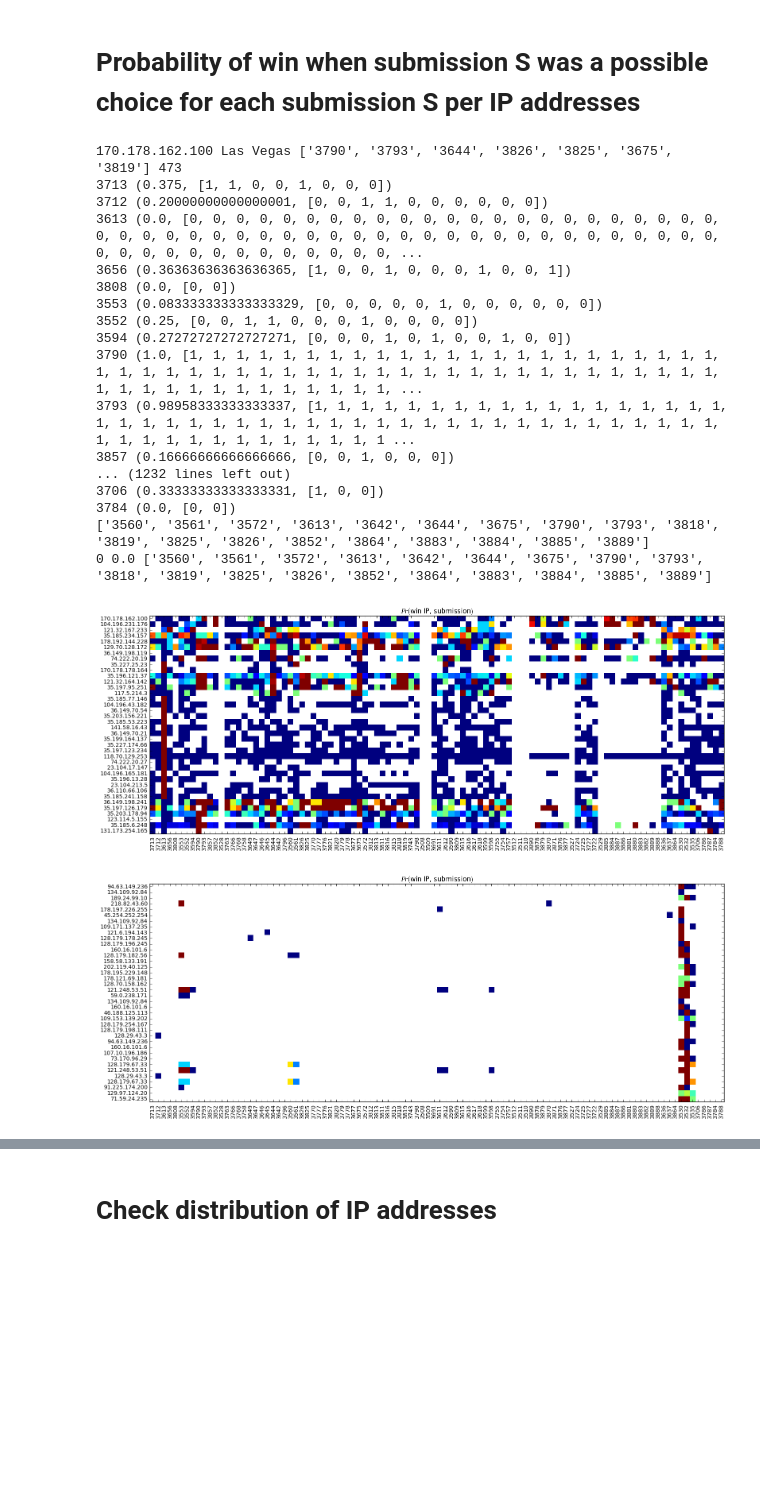
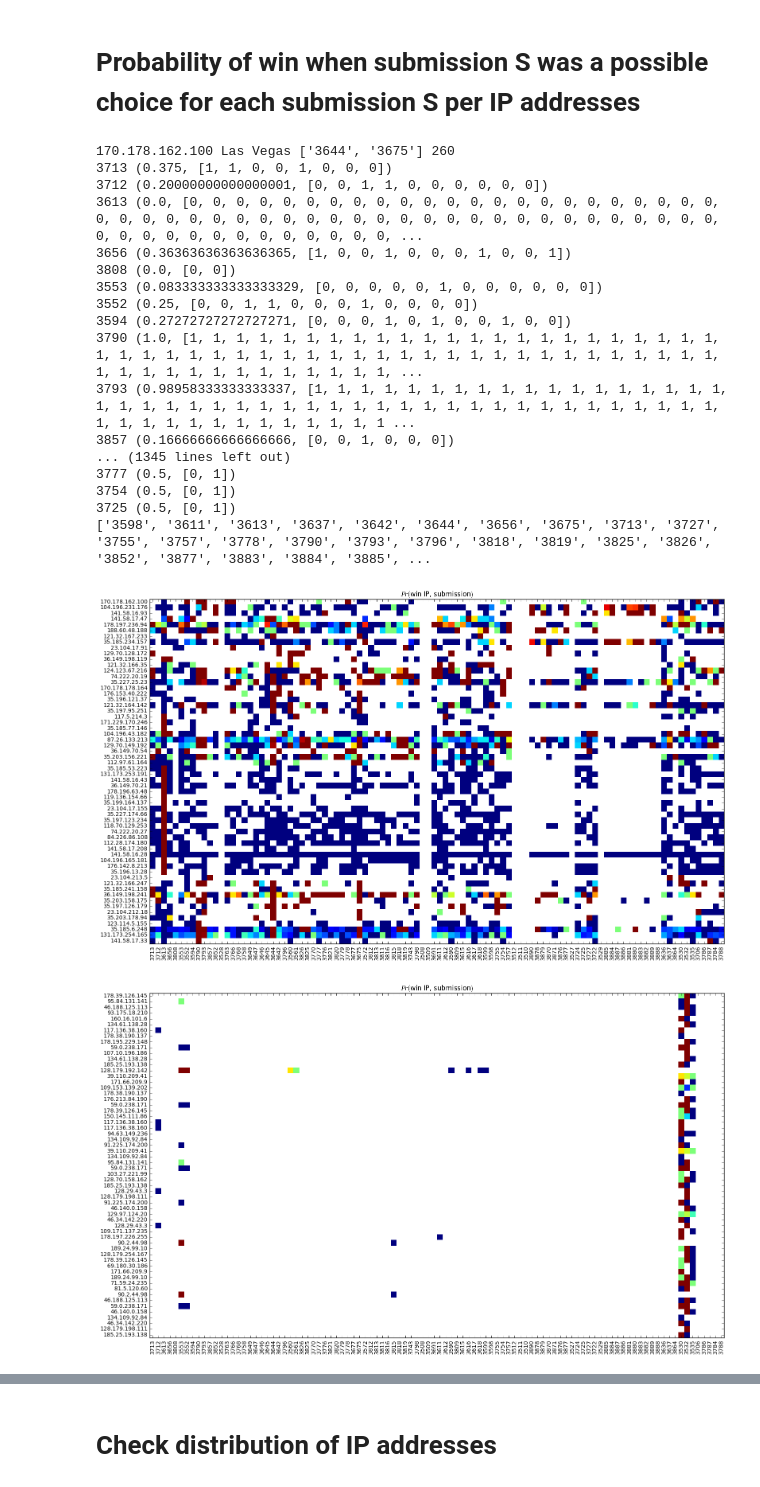
Before and after one commit to FlorianColombo/ai-generated-music-challenge_FraudDetection, a Jupyter notebook: VotesAnalysis.ipynb, the cells around one changed output, grey strips where cells are left out. Drawn from its saved outputs; the diff is of its cells as text; code cells hidden in the pictures; blank space fills up the shorter version.

```diff
--- a/VotesAnalysis.ipynb
+++ b/VotesAnalysis.ipynb
@@ -169,7 +177,7 @@ print cheatnumber, float(cheatnumber)/len(log), cheaters
 invalidVotes = []
 mat3 = []
 mat32 = []
-thres = 0.9
+thres = 0.99
 cheaters3 = []
 cheatersIPs3 = []
 cheatnumber3 = 0
@@ -200,23 +208,18 @@ for key, val in logperaddr.items():
     cheat = False
     canbecontrol = True
     cheater_ids = []
+    tmp = [len(v) for _,v in hist.items() if len(v) > 0]
+    criticsubmissionnumber = np.mean(tmp) + 2*np.std(tmp)
     for k,v in hist.items():
         hist[k] = (np.mean(hist[k]), hist[k])
         if hist[k][0] > thres and k not in controls:
-            if len(hist[k][1]) > 10:
+            if len(hist[k][1]) > criticsubmissionnumber:
                 cheater_ids.append(k)
                 cheat = True
             else:
                 canbecontrol = False
     vec2 = [v[0]*len(v[1]) for _, v in hist.items()]
     vec = [v[0] for _, v in hist.items()]
-    tmp = []
-    for idx in cheater_ids:
-        if idx not in controls:
-            tmp.append(idx)
-    cheaters_ids = tmp
-    if cheater_ids in controls:
-        cheat = False
     if cheat:
         for l in val:
             invalidVotes.append(l)
@@ -293,41 +296,39 @@ idxes = np.random.randint(len(matcontrol3),size=len(cheatersIPs3))
 plt.imshow(np.asarray(matcontrol32)[idxes], interpolation='nearest', vmax=vmax)
 xlabels = []
 for k,v in hist.items():
     xlabels.append(k)
 plt.yticks(range(len(cheatersIPs3)), np.asarray(IPcontrol3)[idxes], rotation='horizontal')
 plt.xticks(range(len(xlabels)), xlabels, rotation='vertical')
 plt.tight_layout()
 #plt.colorbar()
 
 thres = 0.6
 plt.figure(figsize=(16,4))
 shuffle = np.argsort(xlabels)
 x = np.nansum(np.asarray(mat32),axis=0)/len(mat32)
 c = np.nansum(np.asarray(matcontrol32),axis=0)/len(matcontrol32)
 plt.plot(x[shuffle], '-+')
 plt.plot(c[shuffle], '-x')
-plt.ylim([-0.02, thres])
+plt.ylim([-0.02, 2*thres])
 plt.xticks(range(len(xlabels)), [xlabels[i] for i in shuffle], rotation='vertical')
 suspects = np.asarray(xlabels)[np.where(x > thres)]
-
-print cheatnumber3, float(cheatnumber3)/len(log), cheaters3
 # %% [output]
-170.178.162.100 Las Vegas ['3790', '3793', '3644', '3826', '3825', '3675', '3819'] 473
+170.178.162.100 Las Vegas ['3644', '3675'] 260
 3713 (0.375, [1, 1, 0, 0, 1, 0, 0, 0])
 3712 (0.20000000000000001, [0, 0, 1, 1, 0, 0, 0, 0, 0, 0])
 3613 (0.0, [0, 0, 0, 0, 0, 0, 0, 0, 0, 0, 0, 0, 0, 0, 0, 0, 0, 0, 0, 0, 0, 0, 0, 0, 0, 0, 0, 0, 0, 0, 0, 0, 0, 0, 0, 0, 0, 0, 0, 0, 0, 0, 0, 0, 0, 0, 0, 0, 0, 0, 0, 0, 0, 0, 0, 0, 0, 0, 0, 0, 0, 0, 0, ...
 3656 (0.36363636363636365, [1, 0, 0, 1, 0, 0, 0, 1, 0, 0, 1])
 3808 (0.0, [0, 0])
 3553 (0.083333333333333329, [0, 0, 0, 0, 0, 1, 0, 0, 0, 0, 0, 0])
 3552 (0.25, [0, 0, 1, 1, 0, 0, 0, 1, 0, 0, 0, 0])
 3594 (0.27272727272727271, [0, 0, 0, 1, 0, 1, 0, 0, 1, 0, 0])
 3790 (1.0, [1, 1, 1, 1, 1, 1, 1, 1, 1, 1, 1, 1, 1, 1, 1, 1, 1, 1, 1, 1, 1, 1, 1, 1, 1, 1, 1, 1, 1, 1, 1, 1, 1, 1, 1, 1, 1, 1, 1, 1, 1, 1, 1, 1, 1, 1, 1, 1, 1, 1, 1, 1, 1, 1, 1, 1, 1, 1, 1, 1, 1, 1, 1, ...
 3793 (0.98958333333333337, [1, 1, 1, 1, 1, 1, 1, 1, 1, 1, 1, 1, 1, 1, 1, 1, 1, 1, 1, 1, 1, 1, 1, 1, 1, 1, 1, 1, 1, 1, 1, 1, 1, 1, 1, 1, 1, 1, 1, 1, 1, 1, 1, 1, 1, 1, 1, 1, 1, 1, 1, 1, 1, 1, 1, 1, 1, 1 ...
 3857 (0.16666666666666666, [0, 0, 1, 0, 0, 0])
-... (1232 lines left out)
-3706 (0.33333333333333331, [1, 0, 0])
-3784 (0.0, [0, 0])
-['3560', '3561', '3572', '3613', '3642', '3644', '3675', '3790', '3793', '3818', '3819', '3825', '3826', '3852', '3864', '3883', '3884', '3885', '3889']
-0 0.0 ['3560', '3561', '3572', '3613', '3642', '3644', '3675', '3790', '3793', '3818', '3819', '3825', '3826', '3852', '3864', '3883', '3884', '3885', '3889']
+... (1345 lines left out)
+3777 (0.5, [0, 1])
+3754 (0.5, [0, 1])
+3725 (0.5, [0, 1])
+['3598', '3611', '3613', '3637', '3642', '3644', '3656', '3675', '3713', '3727', '3755', '3757', '3778', '3790', '3793', '3796', '3818', '3819', '3825', '3826', '3852', '3877', '3883', '3884', '3885', ...
-[figure, old version]
+[figure, new version]
-[figure, old version]
+[figure, new version]
```
Also changed, not shown: parts of 7 cells of this notebook, 8 other files.
